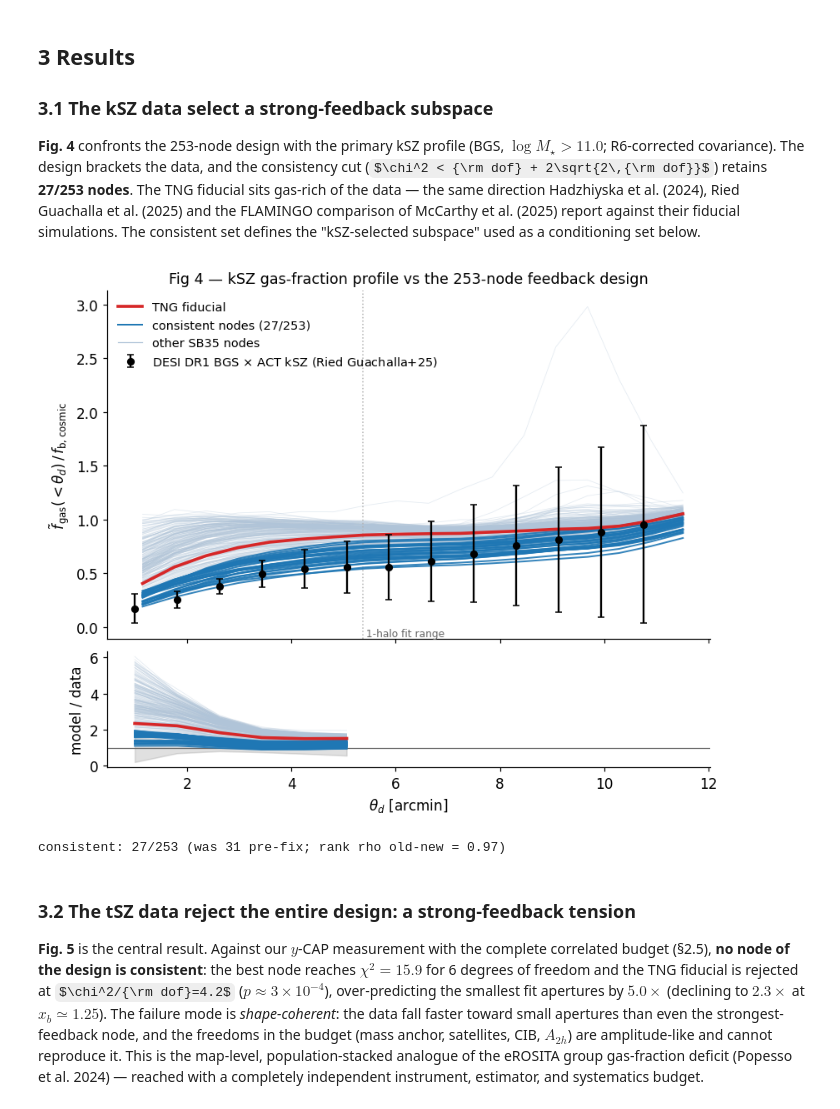
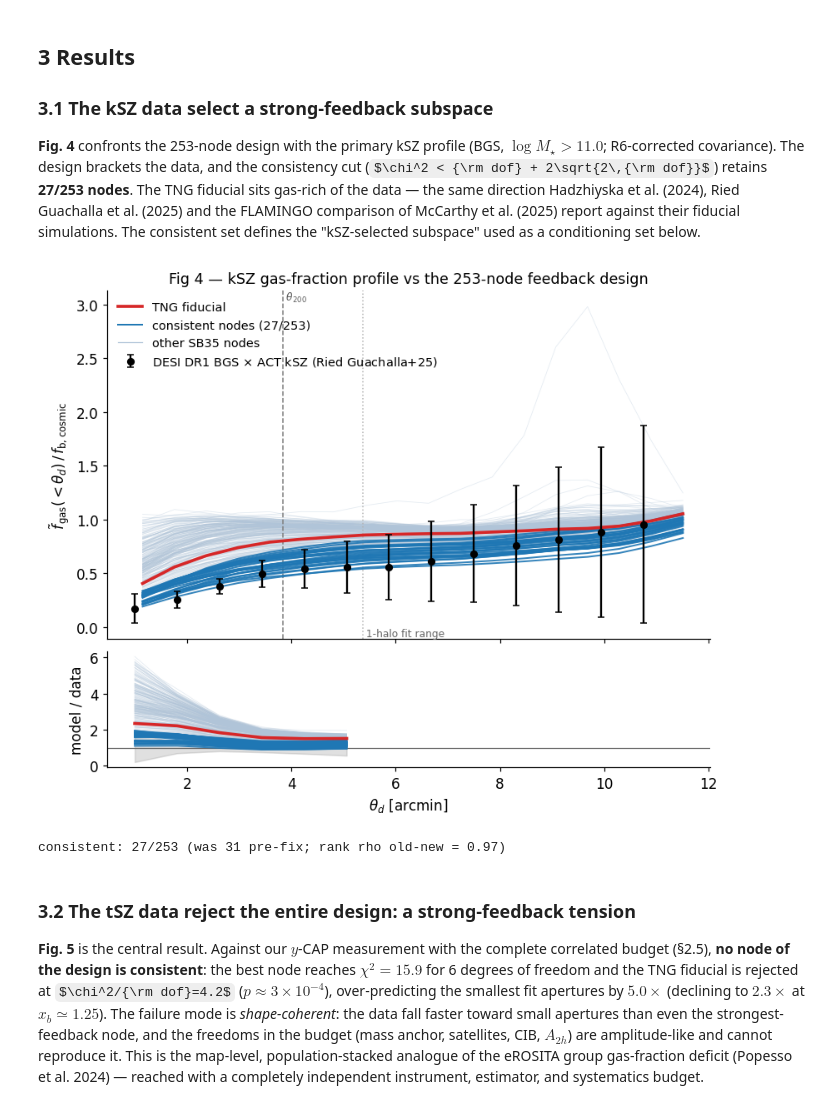
Before and after one commit to Maxelee/BIND, a Jupyter notebook: examples/paper_p4c_tsz_ksz.ipynb, the cells around one changed output. Saved outputs shown, nothing was run; the diff lists cells and outputs as text; code cells hidden in the pictures; some formulas as TeX source.

```diff
--- a/examples/paper_p4c_tsz_ksz.ipynb
+++ b/examples/paper_p4c_tsz_ksz.ipynb
@@ -490,39 +490,42 @@ ax.errorbar(d8["th"], d8["ratio"], d8["yerr"], fmt="o", ms=5, color=C["data"],
 ax.axvline(XB_ONEHALO_MAX * thr, color="0.7", ls=":", lw=1)
 ax.text(XB_ONEHALO_MAX * thr, ax.get_ylim()[0], " 1-halo fit range ", fontsize=8,
         color="0.4", ha="left", va="bottom")
+ax.axvline(thr, color="0.5", ls="--", lw=1)
+ax.text(thr, ax.get_ylim()[1], r" $\theta_{200}$", fontsize=8, color="0.35",
+        ha="left", va="top")
 ax.plot([], [], color=C["cons"], lw=1.3, label=f"consistent nodes ({len(cons_ids)}/253)")
 ax.plot([], [], color=C["nodes"], lw=0.8, label="other SB35 nodes")
 ax.set_ylabel(r"$\tilde f_{\rm gas}(<\theta_d)\,/\,f_{\rm b,cosmic}$")
 ax.set_title("Fig 4 — kSZ gas-fraction profile vs the 253-node feedback design")
 ax.legend(frameon=False, loc="upper left")
 
 # bottom panel: model/data ratio, each node's curve interpolated onto the
 # data's theta grid and restricted to the 1-halo fit range (R1)
 mask4 = d8["th"] <= XB_ONEHALO_MAX * thr
 frac_err4 = d8["yerr"] / d8["ratio"]
 axr.fill_between(d8["th"][mask4], 1 - frac_err4[mask4], 1 + frac_err4[mask4],
                   color="0.6", alpha=0.3, zorder=0)
 axr.axhline(1.0, color="0.4", lw=0.8, zorder=1)
 for i, nid in enumerate(node_ids_all):
     is_c = int(nid) in cons_ids
     interp_i = np.interp(d8["th"], xbk * thr, fgas_nodes[i])
     ratio_i = interp_i / d8["ratio"]
     axr.plot(d8["th"][mask4], ratio_i[mask4], color=C["cons"] if is_c else C["nodes"],
               lw=1.3 if is_c else 0.5, alpha=0.9 if is_c else 0.35,
               zorder=3 if is_c else 1)
 interp_fid = np.interp(d8["th"], xbk * thr, fgas_fid)
 ratio_fid = interp_fid / d8["ratio"]
 axr.plot(d8["th"][mask4], ratio_fid[mask4], color=C["fid"], lw=2.4, zorder=4)
 axr.set_ylabel("model / data")
 axr.set_xlabel(r"$\theta_d$ [arcmin]")
 
 fig.savefig(FIGDIR / "fig4_ksz_selection.png")
 plt.show()
 r6b = V["R6"]["metrics"]["per_sample"]["bgs110"]
 print(f"consistent: {r6b['n_new_consistent']}/253 (was {r6b['n_old_consistent']} pre-fix; "
       f"rank rho old-new = {np.atleast_1d(r6b['spearman_old_vs_new_chi2'])[0]:.2f})")
 # %% [output]
-[figure, old version]
+[figure, new version]
 consistent: 27/253 (was 31 pre-fix; rank rho old-new = 0.97)
 # %% [markdown]
 ### 3.2  The tSZ data reject the entire design: a strong-feedback tension
```
Also changed, not shown: parts of 6 cells of this notebook, 1 other file.
